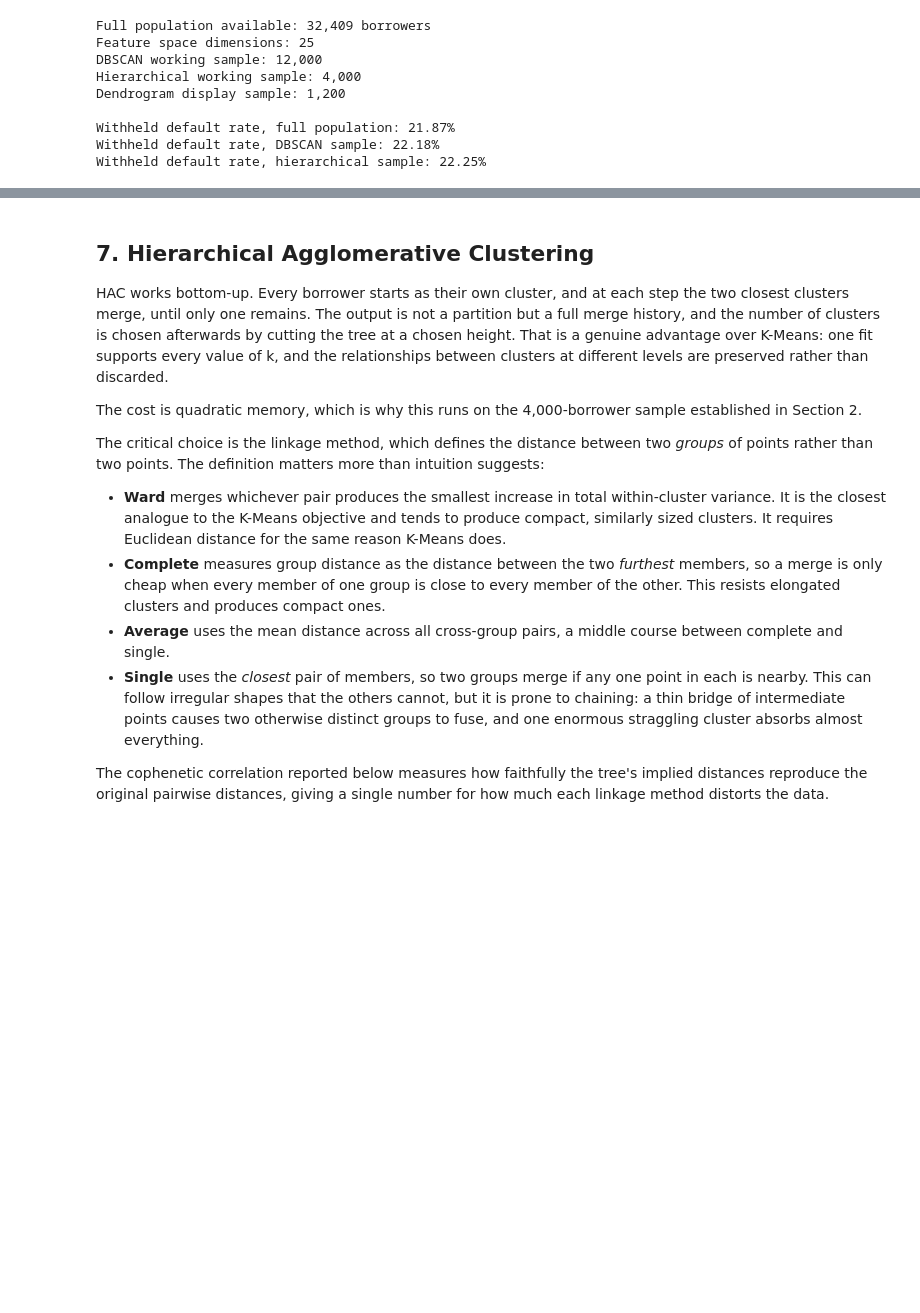
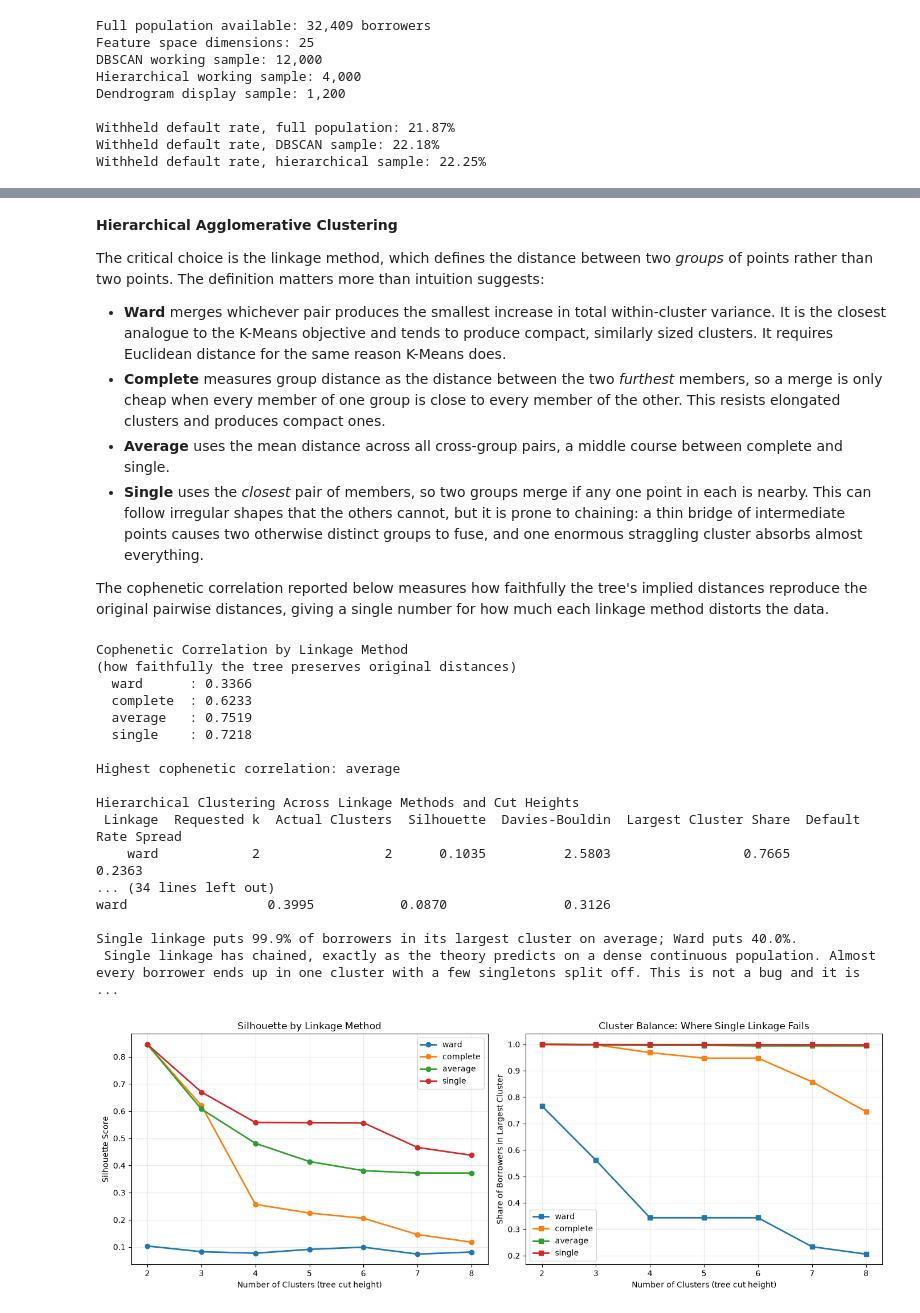
Before and after one commit to g-poklitar/DX799, a Jupyter notebook: Week11_Gueorgui_Poklitar.ipynb, the cells around one changed output, grey strips where cells are left out. Drawn from its saved outputs; the diff is of its cells as text; code cells hidden in the pictures; blank space fills up the shorter version.

```diff
--- a/Week11_Gueorgui_Poklitar.ipynb
+++ b/Week11_Gueorgui_Poklitar.ipynb
@@ -771,14 +735,5 @@ plt.show()
 # %% [markdown]
-## 7. Hierarchical Agglomerative Clustering
-
-HAC works bottom-up. Every borrower starts as their own cluster, and at each step the two closest
-clusters merge, until only one remains. The output is not a partition but a full merge history, and the
-number of clusters is chosen afterwards by cutting the tree at a chosen height. That is a genuine
-advantage over K-Means: one fit supports every value of k, and the relationships between clusters at
-different levels are preserved rather than discarded.
-
-The cost is quadratic memory, which is why this runs on the 4,000-borrower sample established in
-Section 2.
+**Hierarchical Agglomerative Clustering**
 
 The critical choice is the linkage method, which defines the distance between two *groups* of points
 rather than two points. The definition matters more than intuition suggests:
@@ -886,7 +841,7 @@ print(
 
 if single_share > 0.90:
     print(
-        "[Inference] Single linkage has chained, exactly as the theory "
+        " Single linkage has chained, exactly as the theory "
         "predicts on a dense continuous population. Almost every borrower "
         "ends up in one cluster with a few singletons split off. This is not "
         "a bug and it is worth reporting: it demonstrates that a linkage "
@@ -900,31 +855,50 @@ for method in linkage_methods:
     subset = hierarchical_df[hierarchical_df["Linkage"] == method]
     axes[0].plot(
         subset["Requested k"],
         subset["Silhouette"],
         marker="o",
         linewidth=2,
         label=method
     )
     axes[1].plot(
         subset["Requested k"],
         subset["Largest Cluster Share"],
         marker="s",
         linewidth=2,
         label=method
     )
 
 axes[0].set_xlabel("Number of Clusters (tree cut height)")
 axes[0].set_ylabel("Silhouette Score")
 axes[0].set_title("Silhouette by Linkage Method")
 axes[0].legend()
 axes[0].grid(alpha=0.25)
 
 axes[1].set_xlabel("Number of Clusters (tree cut height)")
 axes[1].set_ylabel("Share of Borrowers in Largest Cluster")
 axes[1].set_title("Cluster Balance: Where Single Linkage Fails")
 axes[1].legend()
 axes[1].grid(alpha=0.25)
 
 plt.tight_layout()
 plt.show()
+# %% [output]
+Cophenetic Correlation by Linkage Method
+(how faithfully the tree preserves original distances)
+  ward      : 0.3366
+  complete  : 0.6233
+  average   : 0.7519
+  single    : 0.7218
+
+Highest cophenetic correlation: average
+
+Hierarchical Clustering Across Linkage Methods and Cut Heights
+ Linkage  Requested k  Actual Clusters  Silhouette  Davies-Bouldin  Largest Cluster Share  Default Rate Spread
+    ward            2                2      0.1035          2.5803                 0.7665               0.2363
+... (34 lines left out)
+ward                  0.3995           0.0870               0.3126
+
+Single linkage puts 99.9% of borrowers in its largest cluster on average; Ward puts 40.0%.
+ Single linkage has chained, exactly as the theory predicts on a dense continuous population. Almost every borrower ends up in one cluster with a few singletons split off. This is not a bug and it is  ...
+[figure, added]
 # %% [markdown]
```
Also changed, not shown: parts of 18 cells of this notebook.
